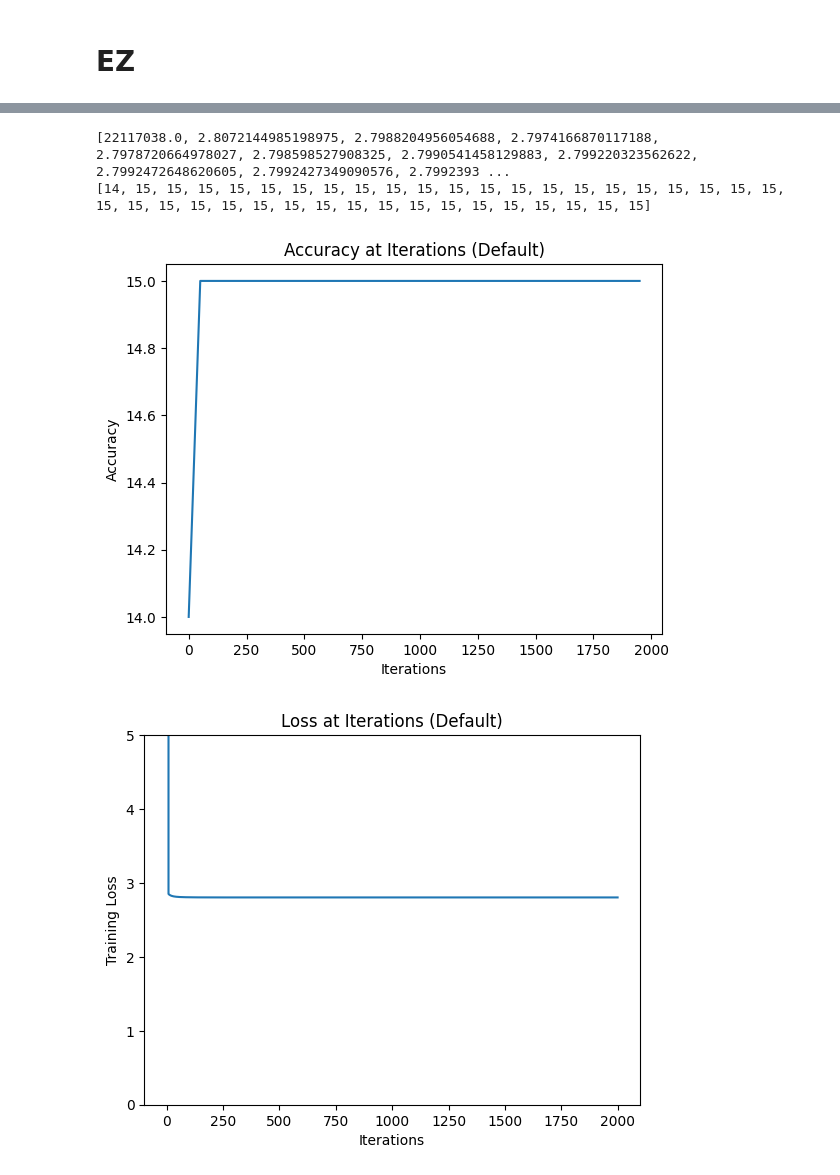
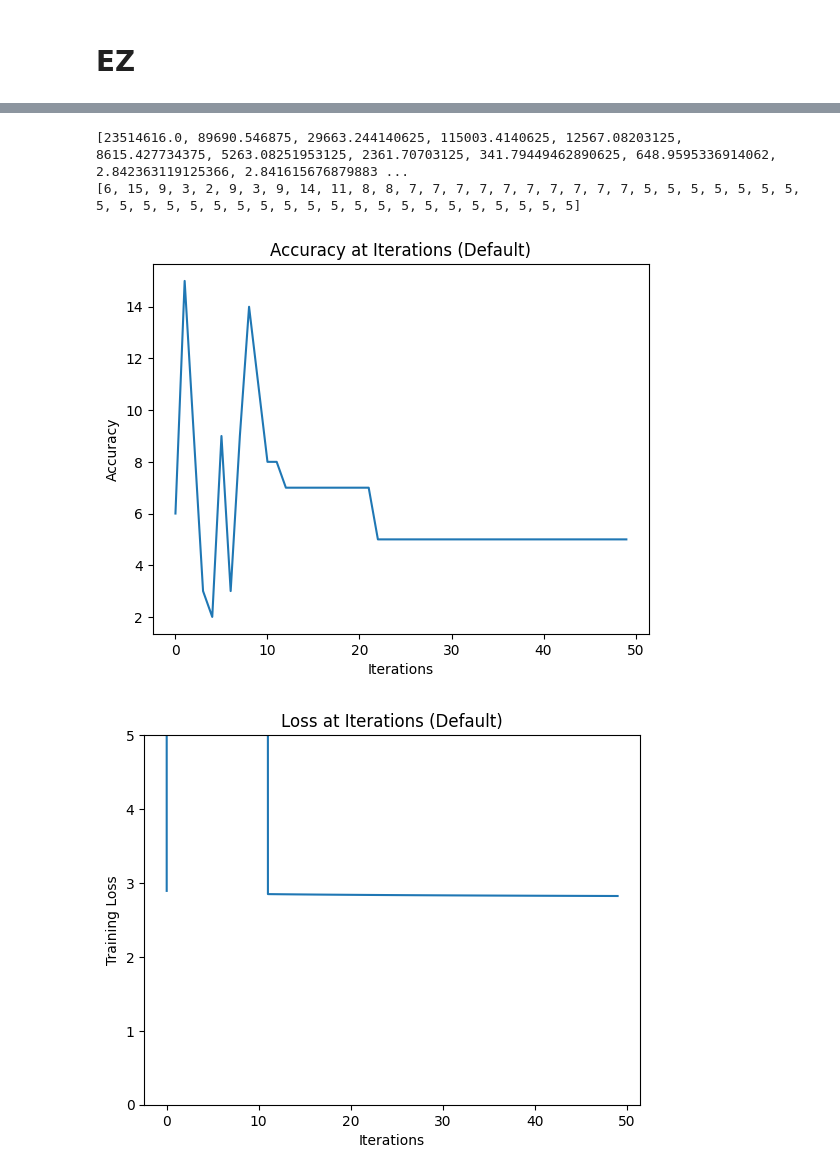
Before and after one commit to Drew-Friend/DL_project, a Jupyter notebook: training.ipynb, the cells around one changed output, grey strips where cells are left out. Cells and saved outputs as stored; diff of their text form; code cells hidden in the pictures.

```diff
--- a/training.ipynb
+++ b/training.ipynb
@@ -61,7 +63,7 @@ class ClassNet(nn.Module):
     def __init__(self):
         super().__init__()
         self.linear_relu_stack = nn.Sequential(
-            nn.Linear(img_size, 5000),
+            nn.Linear(40000, 5000),
             nn.ReLU(),
             nn.Linear(5000, 1000),
             nn.ReLU(),
@@ -162,7 +166,7 @@ train_load = torch.utils.data.DataLoader(train_set, batch_size = len(X_train[0])
 val_set = torch.utils.data.TensorDataset(tens_val_x, tens_val_y)
 val_load = torch.utils.data.DataLoader(val_set, batch_size = len(X_test[0]))
 # %%
-epochs = 2000
+epochs = 50
 loss_fn = nn.CrossEntropyLoss()
 optimizer = torch.optim.RMSprop(net.parameters())
 train_loss = []
@@ -174,13 +178,13 @@ net.apply(init_weights)
 
 for t in range(epochs):
     train_loss.append(train(train_load, net, loss_fn, optimizer))
-    if(t%50 ==0):
-        # print(f"Epoch {t+1}\n-------------------------------")
-        a, b = test(val_load, net, loss_fn)
-        losses.append(a)
-        accs.append(b)
+    print(f"Epoch {t+1}\n-------------------------------")
+    # if(t%50 ==0):
+    a, b = test(val_load, net, loss_fn)
+    losses.append(a)
+    accs.append(b)
 
-plt.plot(list(range(0, epochs, 50)), losses)
+plt.plot(list(range(0, epochs)), losses)
 plt.ylim(0, 5)
 plt.ylabel('Validation Loss')
 plt.xlabel('Iterations')
@@ -189,7 +193,7 @@ plt.show()
 print(losses)
 print(accs)
 
-plt.plot(list(range(0, epochs, 50)), accs)
+plt.plot(list(range(0, epochs)), accs)
 plt.ylabel('Accuracy')
 plt.xlabel('Iterations')
 plt.title('Accuracy at Iterations (Default)')
@@ -206,4 +227,4 @@ plt.show()
-[22117038.0, 2.8072144985198975, 2.7988204956054688, 2.7974166870117188, 2.7978720664978027, 2.798598527908325, 2.7990541458129883, 2.799220323562622, 2.7992472648620605, 2.7992427349090576, 2.7992393 ...
-[14, 15, 15, 15, 15, 15, 15, 15, 15, 15, 15, 15, 15, 15, 15, 15, 15, 15, 15, 15, 15, 15, 15, 15, 15, 15, 15, 15, 15, 15, 15, 15, 15, 15, 15, 15, 15, 15, 15, 15]
+[23514616.0, 89690.546875, 29663.244140625, 115003.4140625, 12567.08203125, 8615.427734375, 5263.08251953125, 2361.70703125, 341.79449462890625, 648.9595336914062, 2.842363119125366, 2.841615676879883 ...
+[6, 15, 9, 3, 2, 9, 3, 9, 14, 11, 8, 8, 7, 7, 7, 7, 7, 7, 7, 7, 7, 7, 5, 5, 5, 5, 5, 5, 5, 5, 5, 5, 5, 5, 5, 5, 5, 5, 5, 5, 5, 5, 5, 5, 5, 5, 5, 5, 5, 5]
-[figure, old version]
+[figure, new version]
-[figure, old version]
+[figure, new version]
```
Also changed, not shown: parts of 4 cells of this notebook, 4 other files.
